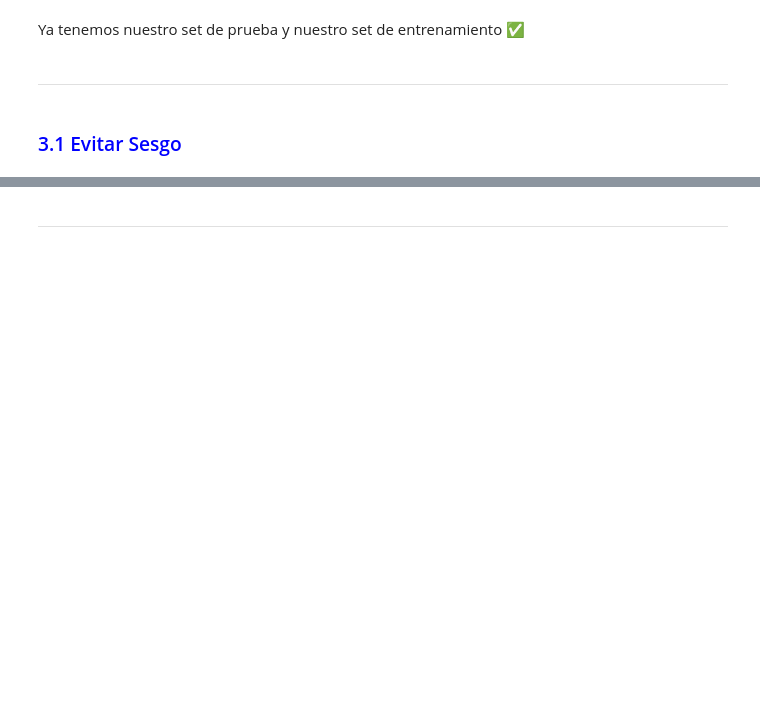
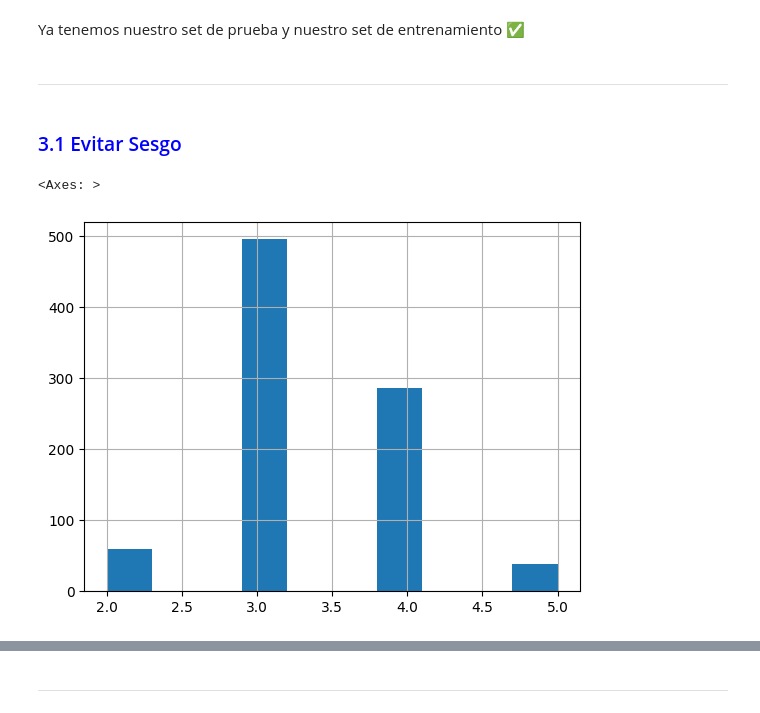
Before and after one commit to xiweichill/6IV8_HuangXiwei_Analisis_De_Datos, a Jupyter notebook: Machine Learning python Archivos de Trabajo para el curso y Manual/Capítulo 2-Proyecto End-to-End/Cap2_plantilla.ipynb, the cells around one changed output, grey strips where cells are left out. Saved outputs shown, nothing was run; the diff lists cells and outputs as text; code cells hidden in the pictures; blank space fills up the shorter version.

```diff
--- a/Machine Learning python Archivos de Trabajo para el curso y Manual/Capítulo 2-Proyecto End-to-End/Cap2_plantilla.ipynb
+++ b/Machine Learning python Archivos de Trabajo para el curso y Manual/Capítulo 2-Proyecto End-to-End/Cap2_plantilla.ipynb
@@ -68,8 +163,14 @@ Ya tenemos nuestro set de prueba y nuestro set de entrenamiento ✅
 ### <span style="color:blue">3.1 Evitar Sesgo </span>
 # %%
 # Para categorizar una variable, ejemplo con 5 niveles.
-
+data['salary_cat'] = pd.cut(data["median_salary"],
+                            bins =[0, 10000,20000,30000,40000, np.inf],
+                            labels=[1,2,3,4,5])
 
 #Hacer un histograma de las categorías
+data["salary_cat"].hist()#numero de frecuencias
+# %% [output]
+<Axes: >
+[figure, added]
 # %%
 #Verificar que no existen datos en el bin #1
```
Also changed, not shown: parts of 23 cells of this notebook, 2 other files.
